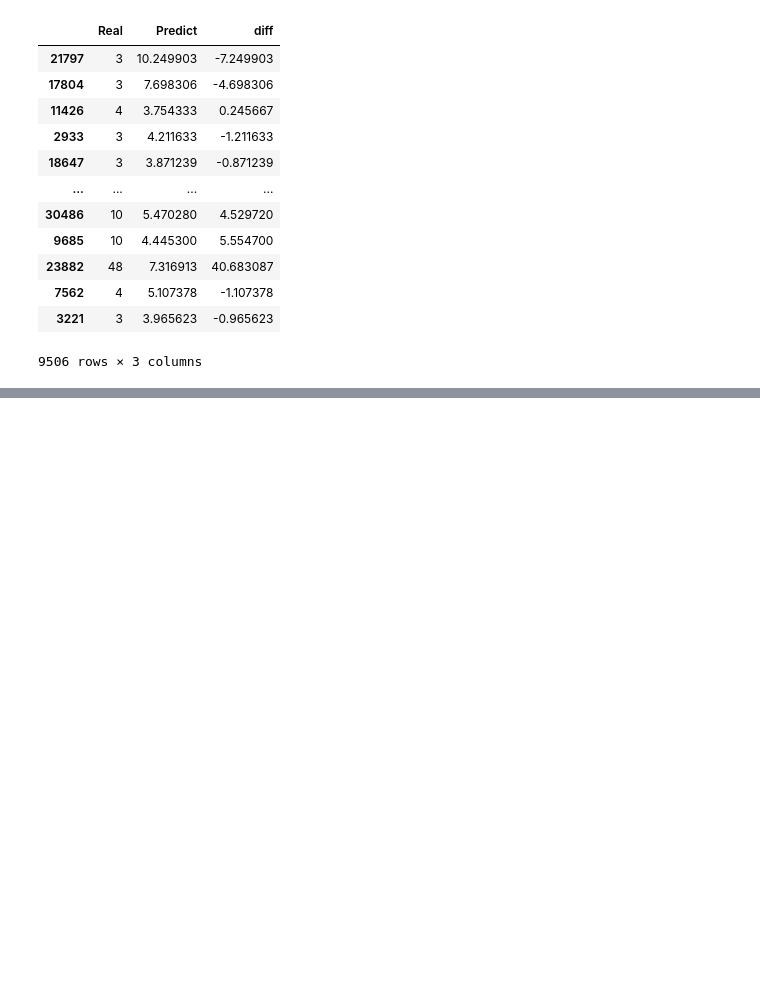
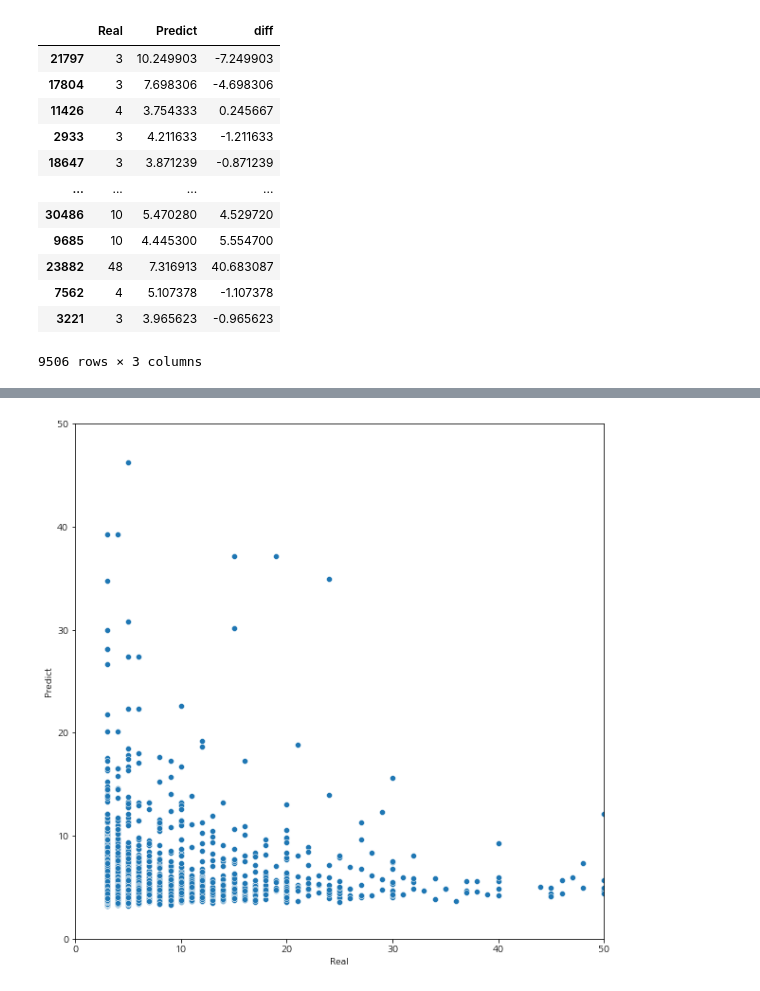
Before and after one commit to seonydg/ml-regression-logistics-distribution-forecast, a Jupyter notebook: Logistics Distribution Forecast Regression Analysis.ipynb, the cells around one changed output, grey strips where cells are left out. Cells and saved outputs as stored; diff of their text form; code cells hidden in the pictures; blank space fills up the shorter version.

```diff
--- a/Logistics Distribution Forecast Regression Analysis.ipynb
+++ b/Logistics Distribution Forecast Regression Analysis.ipynb
@@ -834,0 +852,8 @@ result
+# %%
+sns.scatterplot(result['Real'], result['Predict'])
+plt.xlim(0, 50)
+plt.ylim(0, 50)
+plt.gcf().set_size_inches(10, 10)
+plt.show()
+# %% [output]
+[figure, added]
```
Also changed, not shown: parts of 11 cells of this notebook.
